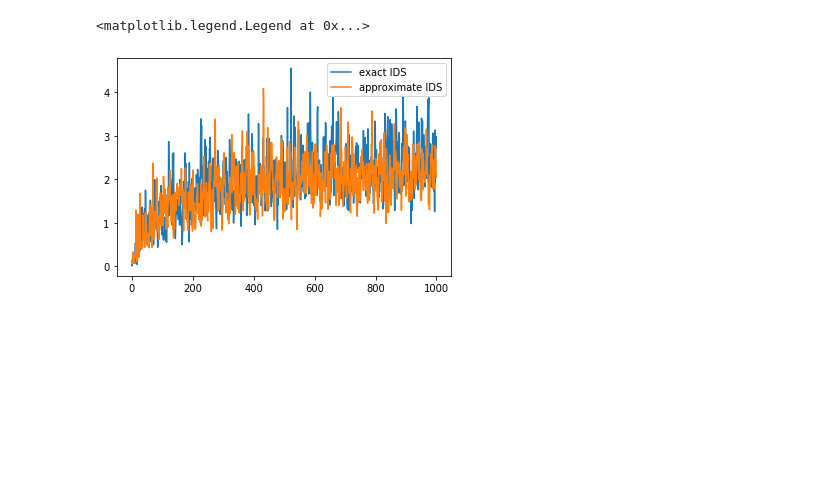
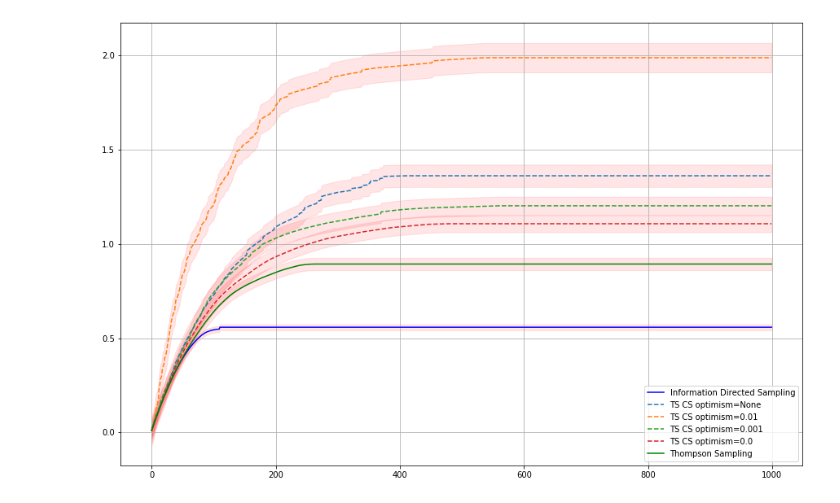
Before and after one commit to Arnaud15/ids_assortment_optimization, a Jupyter notebook: Untitled1.ipynb, the cells around one changed output. Cells and saved outputs as stored; diff of their text form; code cells hidden in the pictures; blank space fills up the shorter version.

```diff
--- a/Untitled1.ipynb
+++ b/Untitled1.ipynb
@@ -15,0 +65,2 @@ agent_class = EpochSamplingIDS
+# %%
+exp_base_ts = compute()
@@ -94,9 +150,0 @@ def process_metadata(exp_data):
-# %%
-ratios_exact = process_metadata(exp_exact)
-ratios_approx = process_metadata(exp_approx)
-plt.plot(np.arange(T), ratios_exact, label="exact IDS")
-plt.plot(np.arange(T), ratios_approx, label="approximate IDS")
-plt.legend()
-# %% [output]
-<matplotlib.legend.Legend at 0x...>
-[figure, removed]
@@ -102,0 +163,44 @@ plt.legend()
+# %%
+def process_rewards(exp_data):
+    n_runs = len(exp_data)
+    regrets = np.array(
+        [run["best_reward"] - run["rewards"] for run in exp_data]
+    )
+    n_steps = regrets.shape[1]
+    cumulative_regret = np.cumsum(regrets, axis=1)
+    err = (
+        cumulative_regret.std(0)
+        * 1.96
+        / np.sqrt(cumulative_regret.shape[0])
+    )
+    cumulative_regret = cumulative_regret.mean(0)
+    errors = cumulative_regret.std(0) * 1.96 / np.sqrt(regrets.shape[0])
+    return cumulative_regret, errors
+# %%
+def plot_regret_bands(name, regret, errors, col=None):
+    if col is not None:
+        plt.plot(np.arange(T), regret, label=name, color=col)
+    else:
+        plt.plot(np.arange(T), regret, label=name, linestyle='--')
+    plt.fill_between(np.arange(T), regret + errors, regret - errors, alpha=0.1, color='red')
+# %%
+plt.figure(figsize=(15,10))
+regret_exact, errors_exact = process_rewards(exp_exact)
+regret_base_ts, errors_base_ts = process_rewards(exp_base_ts)
+# regret_approx, errors_approx = process_rewards(exp_approx)
+# regret_greedy, errors_greedy = process_rewards(exp_greedy)
+plot_regret_bands(name="Information Directed Sampling", regret=regret_exact, errors=errors_exact, col="blue")
+# plot_regret_bands(name="greedy IDS", regret=regret_greedy, errors=errors_greedy)
+# plot_regret_bands(name="Greedy Information Directed Sampling", regret=regret_approx, errors=errors_approx)
+for key, val in exp_ts.items():
+    if key is not None and key > 0.09:
+        continue
+    regret_thompson, errors_thompson = process_rewards(exp_ts[key])
+    optim = key if key is not None else "base"
+    plot_regret_bands(name=f"TS CS optimism={key}", regret=regret_thompson, errors=errors_thompson)
+plot_regret_bands(name="Thompson Sampling", regret=regret_base_ts, errors=errors_base_ts, col="green")
+plt.legend()
+plt.grid()
+plt.savefig("TSIDSfallbackis99percentN1000K10T1000.png")
+# %% [output]
+[figure, added]
```
Also changed, not shown: parts of 14 cells of this notebook, 6 other files.
